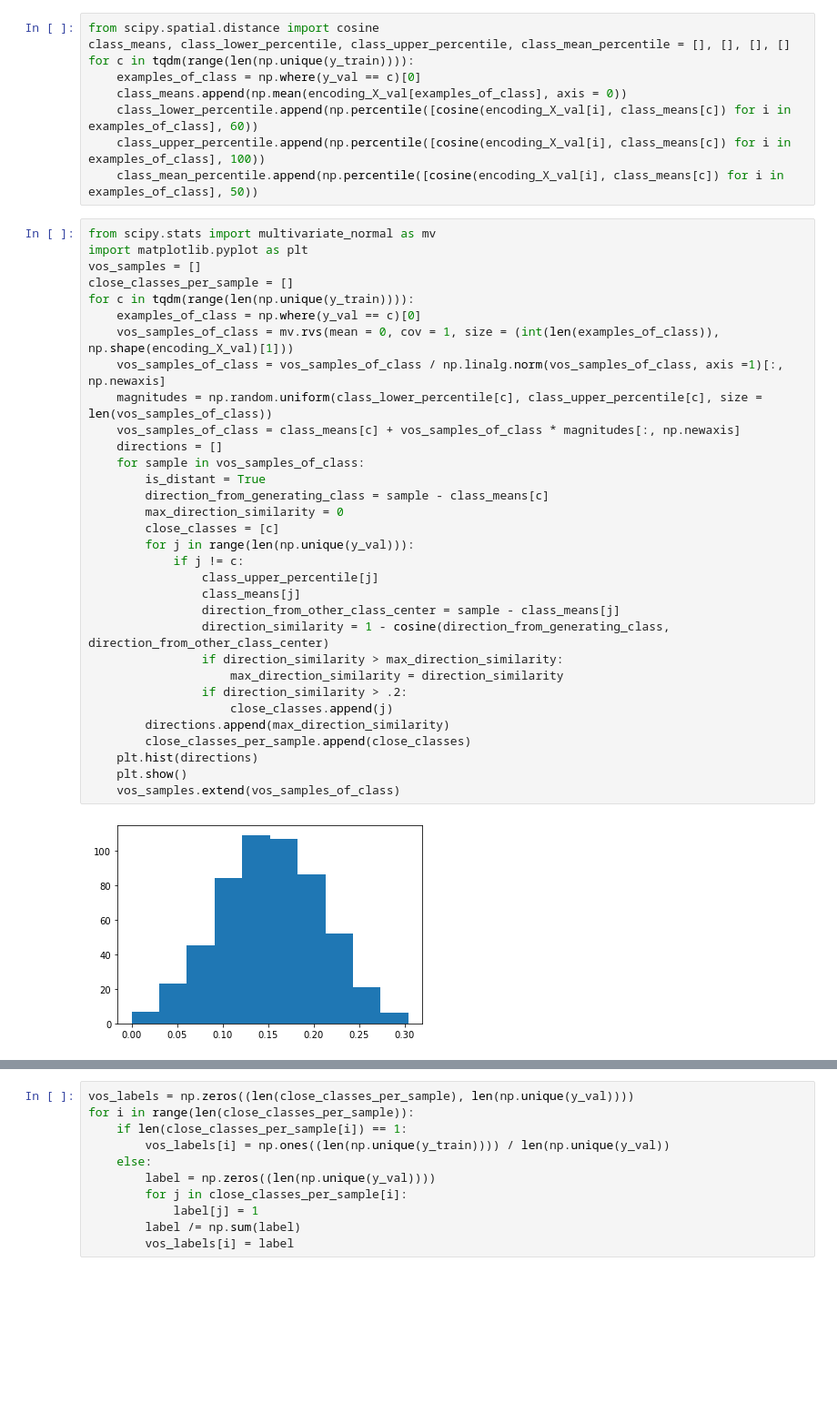
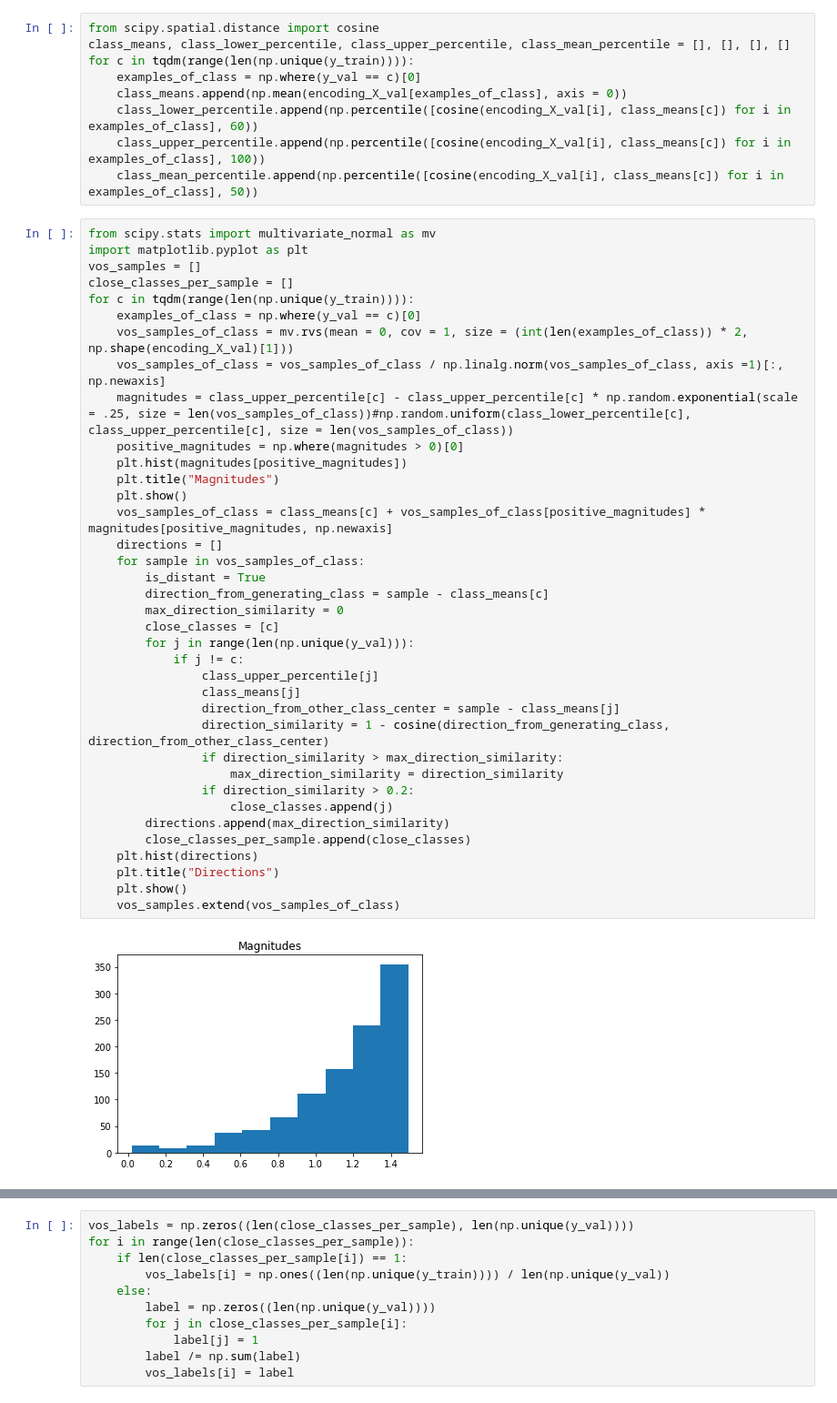
Before and after one commit to levinwil/TempVOS, a Jupyter notebook: Exploration.ipynb, the cells around one changed output, grey strips where cells are left out. Shown at 91% size. Saved outputs shown, nothing was run; the diff lists cells and outputs as text; blank space fills up the shorter version.

```diff
--- a/Exploration.ipynb
+++ b/Exploration.ipynb
@@ -111,34 +112,39 @@ for c in tqdm(range(len(np.unique(y_train)))):
 # %%
 from scipy.stats import multivariate_normal as mv
 import matplotlib.pyplot as plt
 vos_samples = []
 close_classes_per_sample = []
 for c in tqdm(range(len(np.unique(y_train)))):
     examples_of_class = np.where(y_val == c)[0]
-    vos_samples_of_class = mv.rvs(mean = 0, cov = 1, size = (int(len(examples_of_class)), np.shape(encoding_X_val)[1]))
+    vos_samples_of_class = mv.rvs(mean = 0, cov = 1, size = (int(len(examples_of_class)) * 2, np.shape(encoding_X_val)[1]))
     vos_samples_of_class = vos_samples_of_class / np.linalg.norm(vos_samples_of_class, axis =1)[:, np.newaxis]
-    magnitudes = np.random.uniform(class_lower_percentile[c], class_upper_percentile[c], size = len(vos_samples_of_class))
-    vos_samples_of_class = class_means[c] + vos_samples_of_class * magnitudes[:, np.newaxis]
+    magnitudes = class_upper_percentile[c] - class_upper_percentile[c] * np.random.exponential(scale = .25, size = len(vos_samples_of_class))#np.random.uniform(class_lower_percentile[c], class_upper_percentile[c], size = len(vos_samples_of_class))
+    positive_magnitudes = np.where(magnitudes > 0)[0]
+    plt.hist(magnitudes[positive_magnitudes])
+    plt.title("Magnitudes")
+    plt.show()
+    vos_samples_of_class = class_means[c] + vos_samples_of_class[positive_magnitudes] * magnitudes[positive_magnitudes, np.newaxis]
     directions = []
     for sample in vos_samples_of_class:
         is_distant = True
         direction_from_generating_class = sample - class_means[c]
         max_direction_similarity = 0
         close_classes = [c]
         for j in range(len(np.unique(y_val))):
             if j != c:
                 class_upper_percentile[j]
                 class_means[j]
                 direction_from_other_class_center = sample - class_means[j]
                 direction_similarity = 1 - cosine(direction_from_generating_class, direction_from_other_class_center)
                 if direction_similarity > max_direction_similarity:
                     max_direction_similarity = direction_similarity
-                if direction_similarity > .2:
+                if direction_similarity > 0.2:
                     close_classes.append(j)
         directions.append(max_direction_similarity)
         close_classes_per_sample.append(close_classes)
     plt.hist(directions)
+    plt.title("Directions")
     plt.show()
     vos_samples.extend(vos_samples_of_class)
 # %% [output]
-[figure, old version]
+[figure, new version]
```
Also changed, not shown: parts of 34 cells of this notebook.
